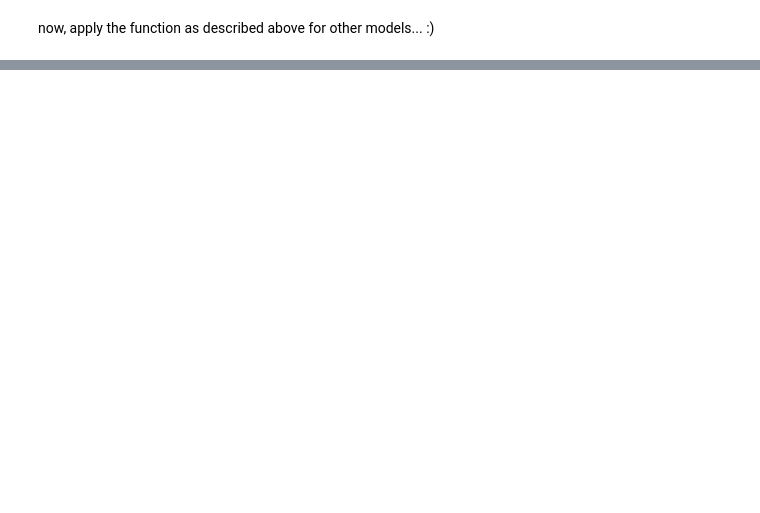
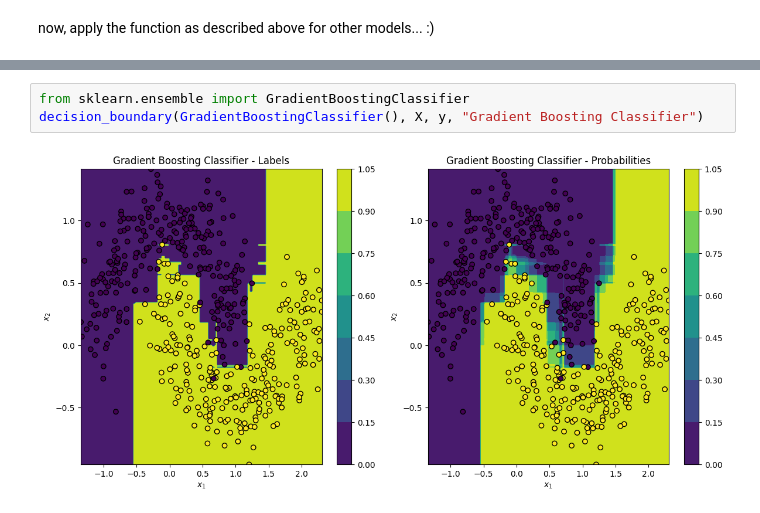
Before and after one commit to FritNik/MasterKL, a Jupyter notebook: Mathematical Methods of AI/Exercises/HandsOn06 SVMDT Feature Importance/3_decision_boundaries.ipynb, the cells around one changed output, grey strips where cells are left out. Saved outputs shown, nothing was run; the diff lists cells and outputs as text; blank space fills up the shorter version.

```diff
--- a/Mathematical Methods of AI/Exercises/HandsOn06 SVMDT Feature Importance/3_decision_boundaries.ipynb
+++ b/Mathematical Methods of AI/Exercises/HandsOn06 SVMDT Feature Importance/3_decision_boundaries.ipynb
@@ -83,0 +121,5 @@ now, apply the function as described above for other models... :)
+# %%
+from sklearn.ensemble import GradientBoostingClassifier
+decision_boundary(GradientBoostingClassifier(), X, y, "Gradient Boosting Classifier")
+# %% [output]
+[figure, added]
```
Also changed, not shown: parts of 7 cells of this notebook, 4 other files.
